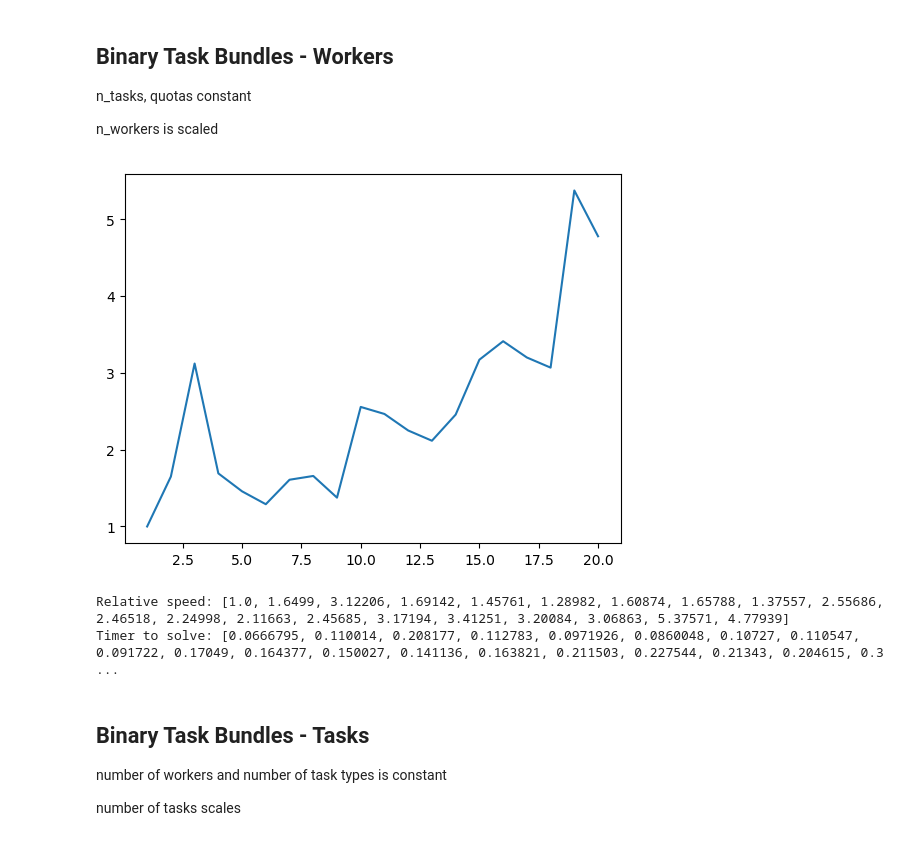
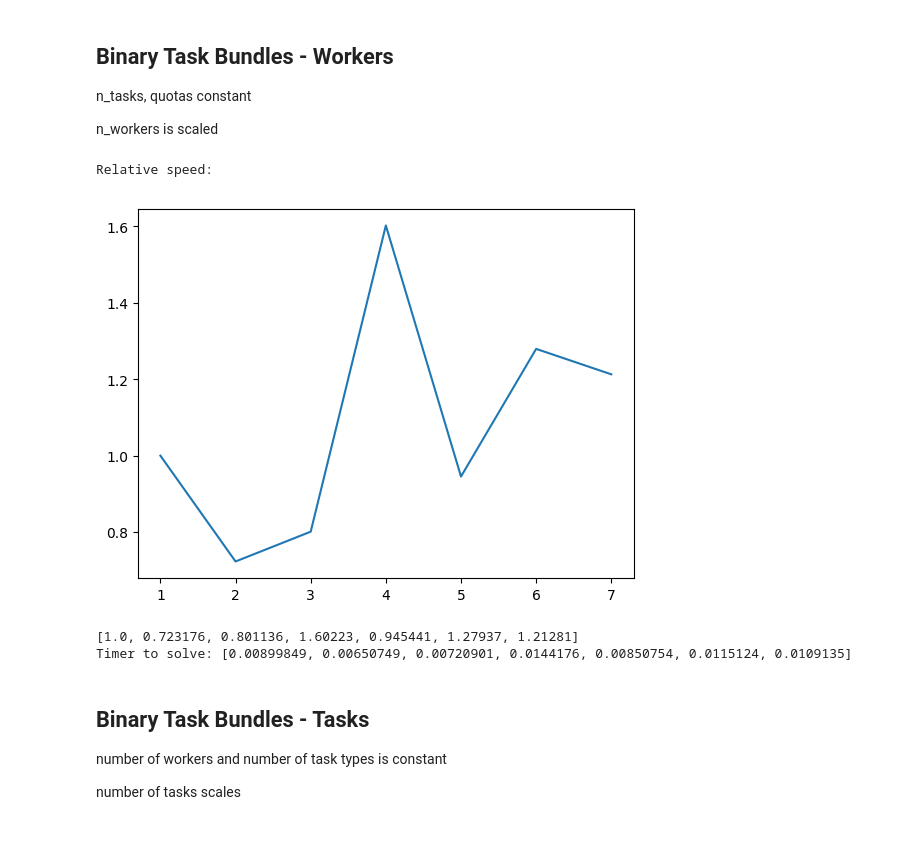
Before and after one commit to erinzm/ece524project, a Jupyter notebook: Timing Models.ipynb, the cells around one changed output. Cells and saved outputs as stored; diff of their text form; code cells hidden in the pictures.

```diff
--- a/Timing Models.ipynb
+++ b/Timing Models.ipynb
@@ -141,6 +141,6 @@ binaryTaskBundles (generic function with 1 method)
 # %%
 ## have consistent scale factor and averages
 
-scaleFactor = 20
+scaleFactor = 7
 averages = 5
 # %% [output]
@@ -302,27 +321,31 @@ n_tasks, quotas constant
 
 n_workers is scaled
 # %%
+using JuMP, Gurobi, ProgressMeter
+
 timer = zeros(scaleFactor)
 
 for p=1:averages
     # task, worker values
-    N = rand(8:12,1,5)
-    @showprogress "[$p]: " for u=1:scaleFactor
-        W = 5*u
+    N = rand(3:5,1,5)
+    @showprogress "[$p]: "
+    for u=1:scaleFactor
+        W = 2*u
         timer[u] = timer[u] + binaryTaskBundles(N,W)
     end
 end
 
 timer= timer./averages
 speed = timer./timer[1]
 
 plot(1:scaleFactor,speed)
 println("Relative speed: ", speed)
 println("Timer to solve: ", timer)
 # %% [output]
+Relative speed:
-[figure, old version]
+[figure, new version]
-Relative speed: [1.0, 1.6499, 3.12206, 1.69142, 1.45761, 1.28982, 1.60874, 1.65788, 1.37557, 2.55686, 2.46518, 2.24998, 2.11663, 2.45685, 3.17194, 3.41251, 3.20084, 3.06863, 5.37571, 4.77939]
-Timer to solve: [0.0666795, 0.110014, 0.208177, 0.112783, 0.0971926, 0.0860048, 0.10727, 0.110547, 0.091722, 0.17049, 0.164377, 0.150027, 0.141136, 0.163821, 0.211503, 0.227544, 0.21343, 0.204615, 0.3 ...
+[1.0, 0.723176, 0.801136, 1.60223, 0.945441, 1.27937, 1.21281]
+Timer to solve: [0.00899849, 0.00650749, 0.00720901, 0.0144176, 0.00850754, 0.0115124, 0.0109135]
 # %% [markdown]
 ## Binary Task Bundles - Tasks
 number of workers and number of task types is constant
```
Also changed, not shown: parts of 9 cells of this notebook, 1 other file.
